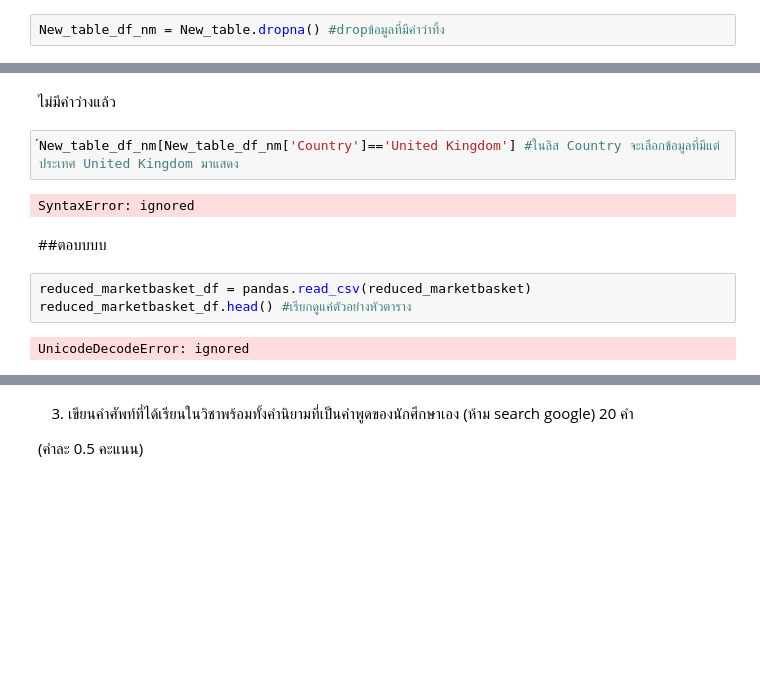
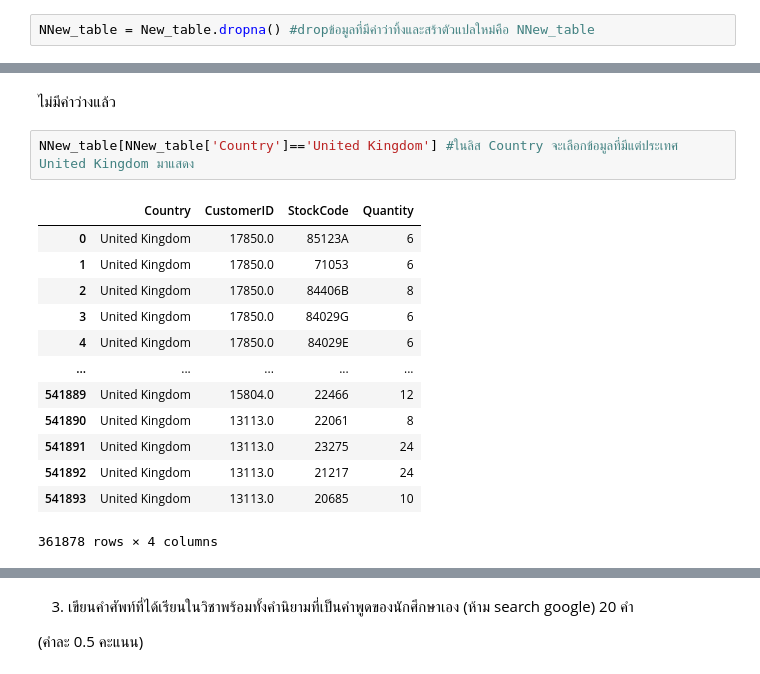
Before and after one commit to MMoltira/KKU_data_mining, a Jupyter notebook: Final_Exam_2020.ipynb, the cells around one changed output, grey strips where cells are left out. Cells and saved outputs as stored; diff of their text form; blank space fills up the shorter version.

```diff
--- a/Final_Exam_2020.ipynb
+++ b/Final_Exam_2020.ipynb
@@ -176,5 +176,5 @@ New_table['Country']=='United Kingdom' #เลือกฟิวส์ Country
 541908    False
 Name: Country, Length: 541909, dtype: bool
 # %%
-New_table_df_nm = New_table.dropna() #dropข้อมูลที่มีค่าว่าทิ้ง
+NNew_table = New_table.dropna() #dropข้อมูลที่มีค่าว่าทิ้งและสร้าตัวแปลใหม่คือ NNew_table
 # %%
@@ -184,13 +184,18 @@ False
 # %% [markdown]
 ไม่มีค่าว่างแล้ว
 # %%
-์New_table_df_nm[New_table_df_nm['Country']=='United Kingdom'] #ในลิส Country จะเลือกข้อมูลที่มีแต่ประเทศ United Kingdom มาแสดง
+NNew_table[NNew_table['Country']=='United Kingdom'] #ในลิส Country จะเลือกข้อมูลที่มีแต่ประเทศ United Kingdom มาแสดง
 # %% [output]
+|  | Country | CustomerID | StockCode | Quantity |
+| 0 | United Kingdom | 17850.0 | 85123A | 6 |
+| 1 | United Kingdom | 17850.0 | 71053 | 6 |
+| 2 | United Kingdom | 17850.0 | 84406B | 8 |
+| 3 | United Kingdom | 17850.0 | 84029G | 6 |
+| 4 | United Kingdom | 17850.0 | 84029E | 6 |
+| ... | ... | ... | ... | ... |
+| 541889 | United Kingdom | 15804.0 | 22466 | 12 |
+| 541890 | United Kingdom | 13113.0 | 22061 | 8 |
+| 541891 | United Kingdom | 13113.0 | 23275 | 24 |
+| 541892 | United Kingdom | 13113.0 | 21217 | 24 |
+| 541893 | United Kingdom | 13113.0 | 20685 | 10 |
-SyntaxError: ignored
+361878 rows × 4 columns
-# %% [markdown]
-##ตอบบบบ
-# %%
-reduced_marketbasket_df = pandas.read_csv(reduced_marketbasket)
-reduced_marketbasket_df.head() #เรียกดูแค่ตัวอย่างหัวตาราง
-# %% [output]
-UnicodeDecodeError: ignored
```
Also changed, not shown: parts of 6 cells of this notebook.
